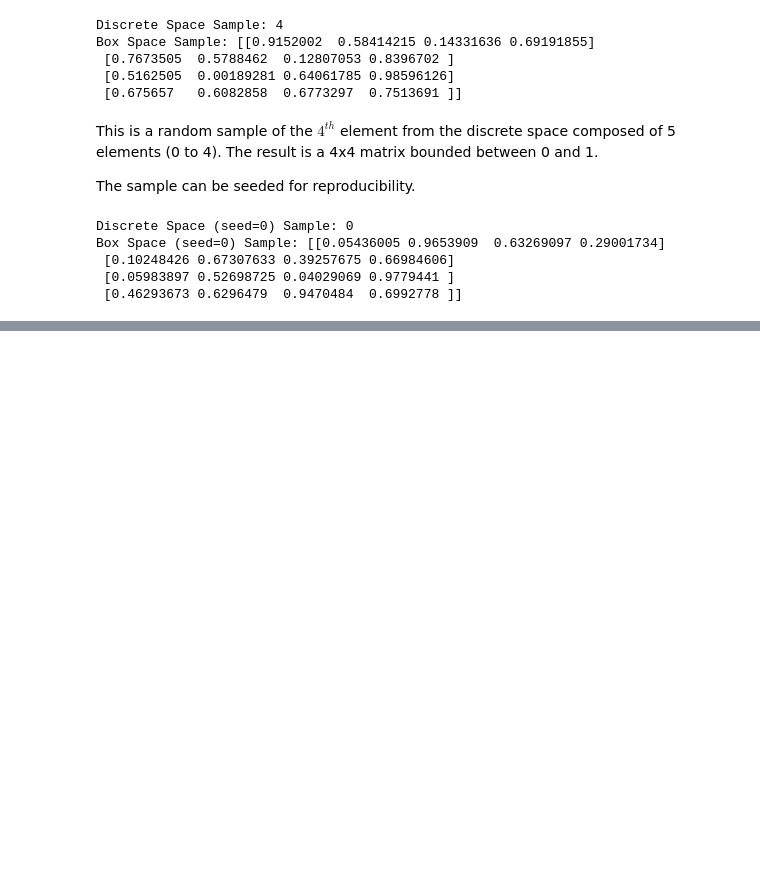
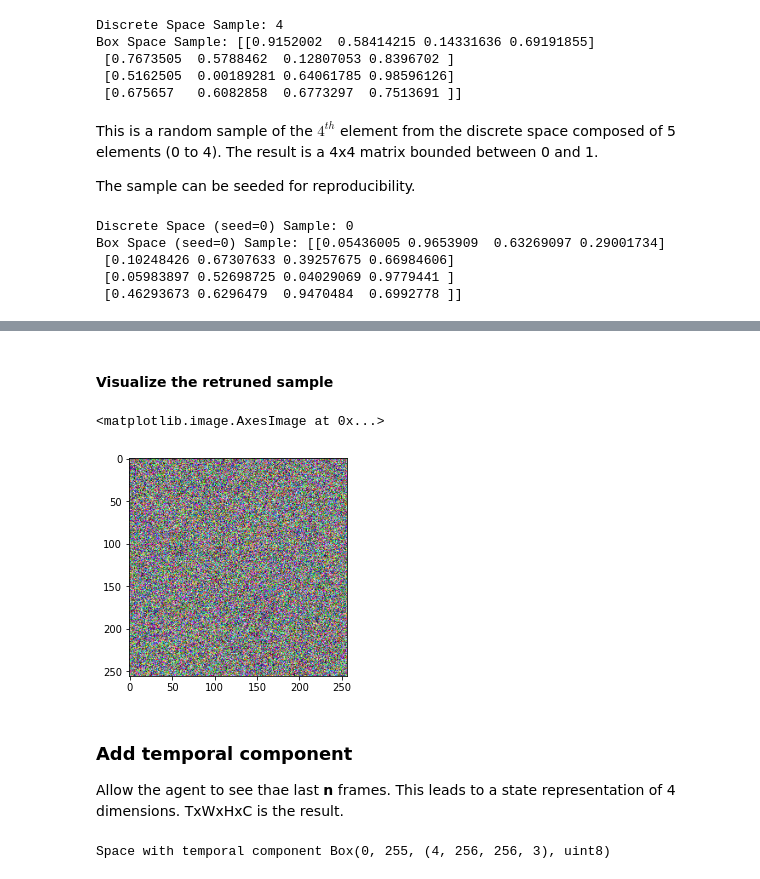
Before and after one commit to bigalh94/Reinforcement-Learning-Workshop, a Jupyter notebook: chapter-01/Cart-Pole-v1.ipynb, the cells around one changed output, grey strips where cells are left out. Cells and saved outputs as stored; diff of their text form; code cells hidden in the pictures; blank space fills up the shorter version.

Commit message:
Added section on creating spaces.

```diff
--- a/chapter-01/Cart-Pole-v1.ipynb
+++ b/chapter-01/Cart-Pole-v1.ipynb
@@ -85,0 +93,27 @@ Box Space (seed=0) Sample: [[0.05436005 0.9653909  0.63269097 0.29001734]
+# %%
+import matplotlib.pyplot as plt
+%matplotlib inline
+
+import numpy as np # used for the dtype of the space
+
+"""
+since the Space is RGB images with shape 256x256 the final shape is (256, 256, 3)
+"""
+shape = (256, 256, 3)
+
+# If we consider uint8 images the bounds are 0-255
+low = 0
+high = 255
+
+# Space type: unsigned int
+dtype = np.uint8
+
+# Create the space
+space = spaces.Box(low=low, high=high, shape=shape, dtype=dtype)
+
+# Print space representation
+print("Space", space) # prints WxHxC
+
+# Sample from the space
+sample = space.sample()
+print("Space Sample", sample)
@@ -85,0 +138,23 @@ Box Space (seed=0) Sample: [[0.05436005 0.9653909  0.63269097 0.29001734]
+# %% [markdown]
+#### Visualize the retruned sample
+# %%
+plt.imshow(sample)
+# %% [output]
+<matplotlib.image.AxesImage at 0x...>
+[figure, added]
+# %% [markdown]
+### Add temporal component
+Allow the agent to see thae last **n** frames. This leads to a state representation of 4 dimensions. TxWxHxC is the result.
+# %%
+# We want a space representint the last n=4 frames
+n_frames = 4 # number of frames
+width = 256 # image width
+height = 256 # image height
+channels = 3 # number of channels (RGB)
+shape_temporal = (n_frames, width, height, channels)
+# create a new instance of space
+space_temporal = spaces.Box(low=low, high=high, shape=shape_temporal, dtype=dtype)
+
+print("Space with temporal component", space_temporal)
+# %% [output]
+Space with temporal component Box(0, 255, (4, 256, 256, 3), uint8)
```
Also changed, not shown: parts of 5 cells of this notebook.
